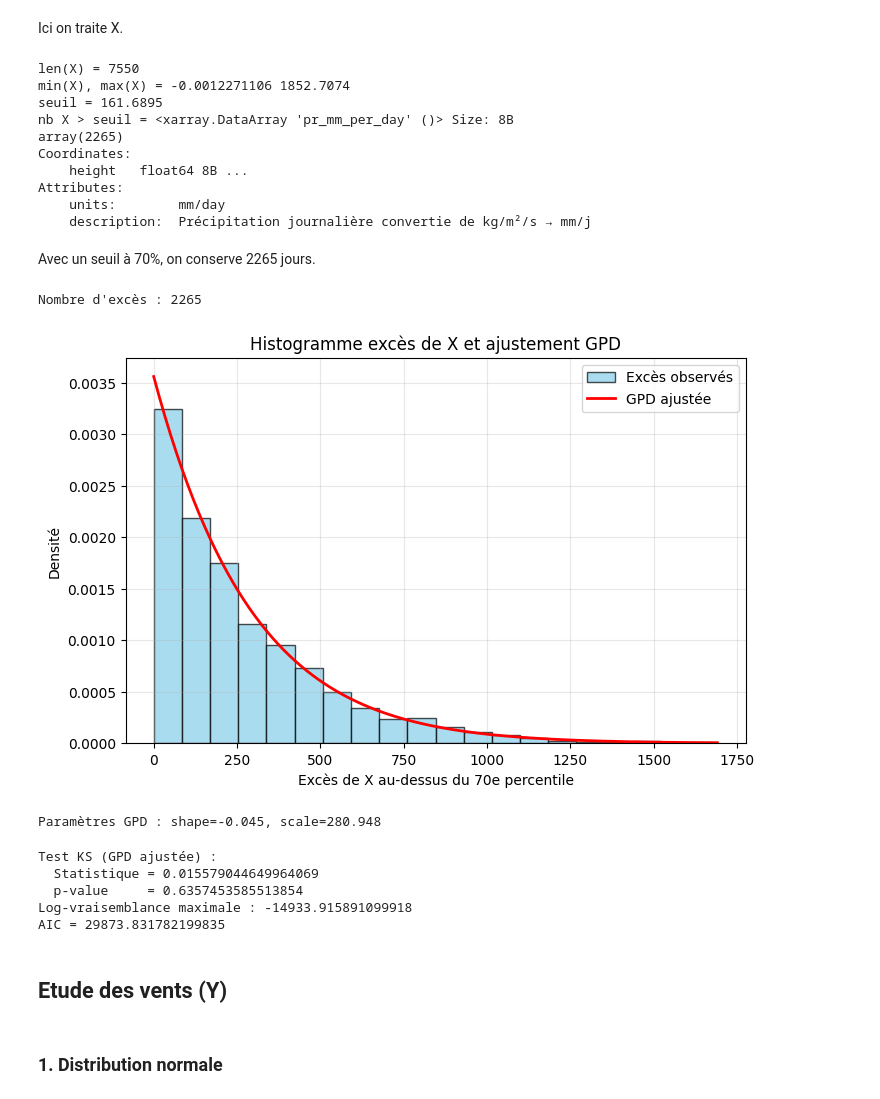
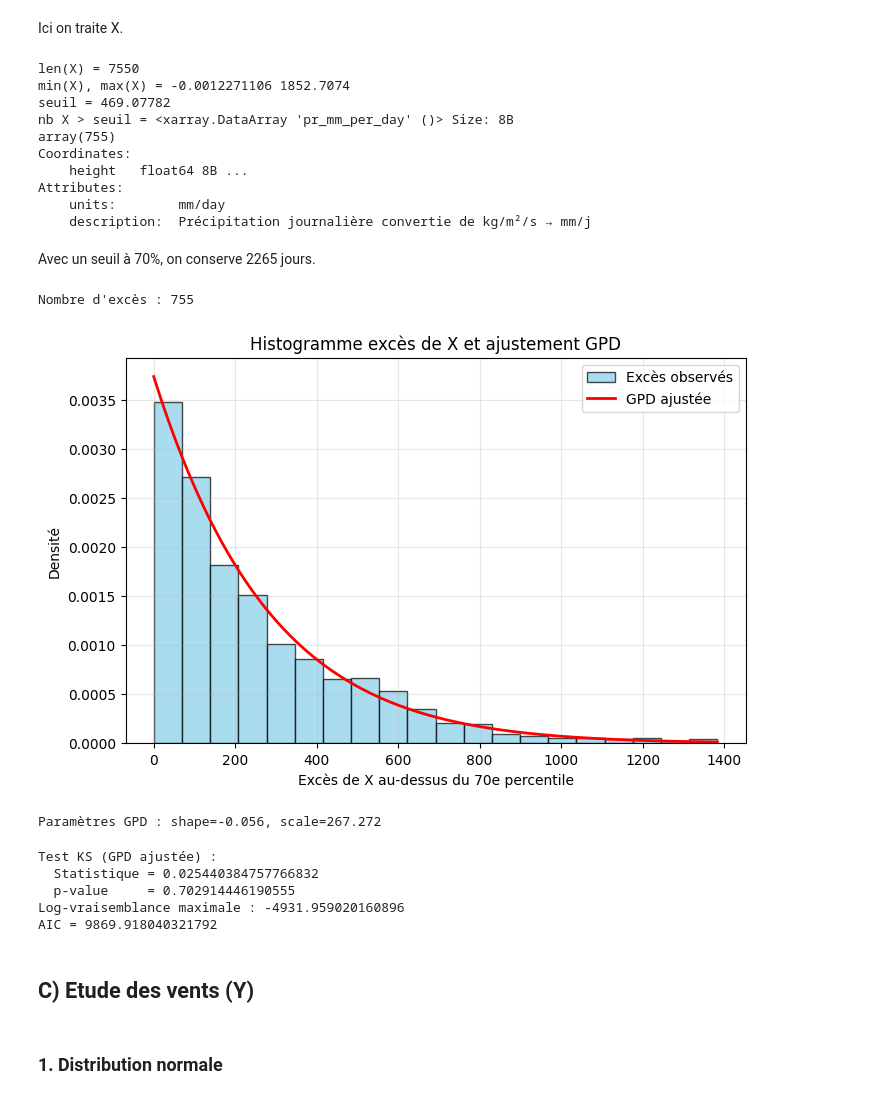
Before and after one commit to Faza20-lab/Projet_stats, a Jupyter notebook: Projet_stats.ipynb, the cells around one changed output. Drawn from its saved outputs; the diff is of its cells as text; code cells hidden in the pictures.

```diff
--- a/Projet_stats.ipynb
+++ b/Projet_stats.ipynb
@@ -270,7 +270,7 @@ Coordinates:
 # %% [markdown]
 On définit pour la suite un seuil d'événement extrême à 70%.
 # %%
-threshold = 70 #seuil de percentile (attention seuil quantile=0,70)
+threshold = 90 #seuil de percentile (attention seuil quantile=0,70)
 # %% [markdown]
 # **III/ Analyse Univariée**
 # %% [markdown]
@@ -961,9 +961,9 @@ print("nb X > seuil =", np.sum(X > seuil))
 # %% [output]
 len(X) = 7550
 min(X), max(X) = -0.0012271106 1852.7074
-seuil = 161.6895
+seuil = 469.07782
 nb X > seuil = <xarray.DataArray 'pr_mm_per_day' ()> Size: 8B
-array(2265)
+array(755)
 Coordinates:
     height   float64 8B ...
 Attributes:
@@ -975,38 +975,38 @@ Avec un seuil à 70%, on conserve 2265 jours.
 X_np = X.values
 
 # Seuil
-seuil = np.percentile(X_np, 70)
+seuil = np.percentile(X_np, threshold)
 
 # Excès
 exceedances_D = X_np[X_np > seuil] - seuil
 print("Nombre d'excès :", len(exceedances_D))
 
 # Ajustement GPD
 c4, loc4, scale4 = genpareto.fit(exceedances_D, floc=0)
 
 # Histogramme
 plt.figure(figsize=(8,5))
 plt.hist(exceedances_D, bins=20, density=True,
          color='skyblue', edgecolor='black', alpha=0.7,
          label='Excès observés')
 
 # Courbe GPD
 xx = np.linspace(0, exceedances_D.max(), 400)
 plt.plot(xx, genpareto.pdf(xx, c4, loc=0, scale=scale4),
          'r-', lw=2, label='GPD ajustée')
 
 plt.xlabel("Excès de X au-dessus du 70e percentile")
 plt.ylabel("Densité")
 plt.title("Histogramme excès de X et ajustement GPD")
 plt.legend()
 plt.grid(alpha=0.3)
 plt.show()
 
 print(f"Paramètres GPD : shape={c4:.3f}, scale={scale4:.3f}")
 # %% [output]
-Nombre d'excès : 2265
+Nombre d'excès : 755
-[figure, old version]
+[figure, new version]
-Paramètres GPD : shape=-0.045, scale=280.948
+Paramètres GPD : shape=-0.056, scale=267.272
 # %%
 # Construction de la  paramétrée
 gpd_cdf = lambda x: genpareto(c4, loc4, scale4).cdf(x)
@@ -1027,12 +1027,12 @@ AIC_norm = 2*3 - 2*logL
 print("AIC =", AIC_norm)
 # %% [output]
 Test KS (GPD ajustée) :
-  Statistique = 0.015579044649964069
-  p-value     = 0.6357453585513854
-Log-vraisemblance maximale : -14933.915891099918
-AIC = 29873.831782199835
+  Statistique = 0.025440384757766832
+  p-value     = 0.702914446190555
+Log-vraisemblance maximale : -4931.959020160896
+AIC = 9869.918040321792
 # %% [markdown]
-## **Etude des vents (Y)**
+## **C) Etude des vents (Y)**
 # %% [markdown]
 ### **1. Distribution normale**
 # %%
```
Also changed, not shown: parts of 91 cells of this notebook.
